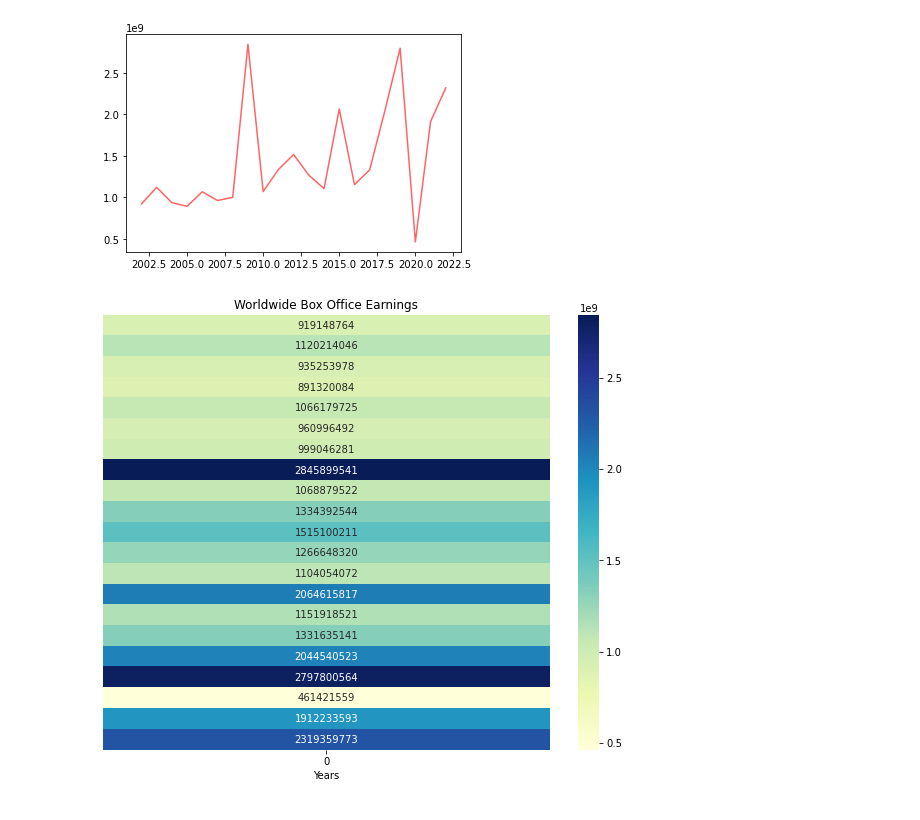
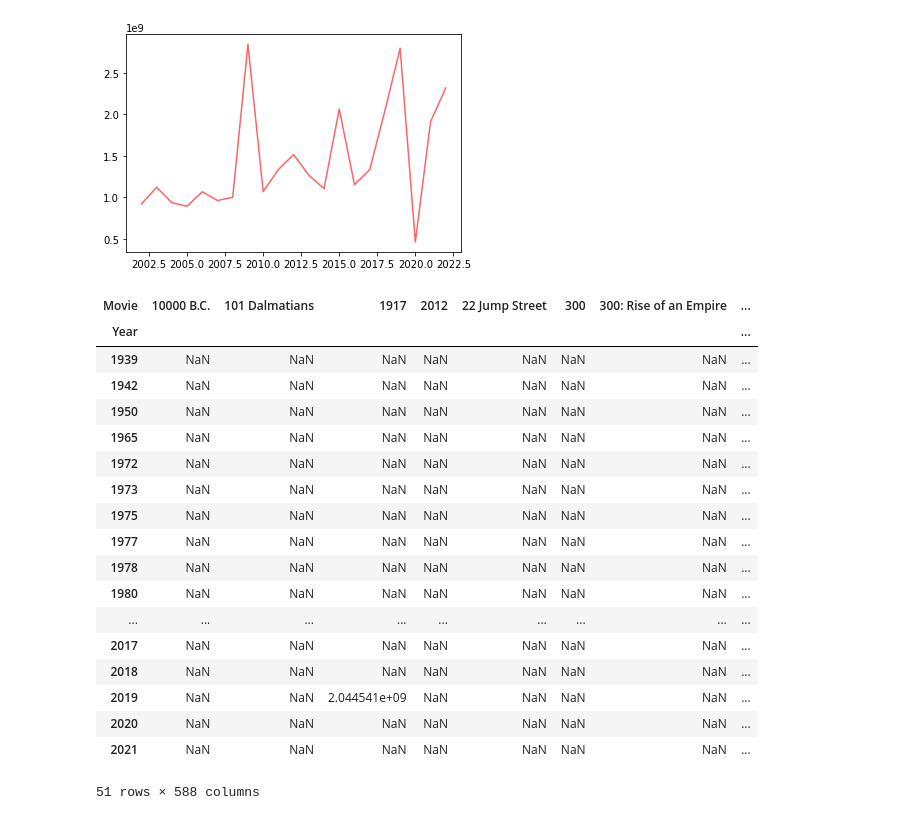
Before and after one commit to DADDYDADO/plrepo, a Jupyter notebook: HW5.ipynb, the cells around one changed output. Saved outputs shown, nothing was run; the diff lists cells and outputs as text; code cells hidden in the pictures.

```diff
--- a/HW5.ipynb
+++ b/HW5.ipynb
@@ -41,24 +41,27 @@ plt.plot(years,WorldwideBox_Office, color= (255/255,100/255,100/255))
 plt.show()
 # %% [output]
 [figure]
-# %%
-import matplotlib.pyplot as plt
-import seaborn as sns
-import numpy as np
-
-# 將資料轉換成二維陣列形式
-data = np.array(WorldwideBox_Office).reshape((len(np.unique(years)), -1))
-
-# 使用seaborn的heatmap函式繪製熱力圖
-plt.figure(figsize=(10, 8))
-sns.heatmap(data, cmap='YlGnBu', annot=True, fmt='.0f', xticklabels=5, yticklabels=False)
-
-# 設定標題和軸標籤
-plt.title('Worldwide Box Office Earnings')
-plt.xlabel('Years')
-plt.ylabel('')
-
-# 顯示熱力圖
-plt.show()
-# %% [output]
-[figure, removed]
+# %%
+#先將要做出的兩筆資料列成表格
+worldwidebox_office_df = box.pivot('Year','Movie','WorldwideBox Office')
+worldwidebox_office_df
+# %% [output]
+| Movie | 10000 B.C. | 101 Dalmatians | 1917 | 2012 | 22 Jump Street | 300 | 300: Rise of an Empire | ... |
+| Year |  |  |  |  |  |  |  | ... |
+| 1939 | NaN | NaN | NaN | NaN | NaN | NaN | NaN | ... |
+| 1942 | NaN | NaN | NaN | NaN | NaN | NaN | NaN | ... |
+| 1950 | NaN | NaN | NaN | NaN | NaN | NaN | NaN | ... |
+| 1965 | NaN | NaN | NaN | NaN | NaN | NaN | NaN | ... |
+| 1972 | NaN | NaN | NaN | NaN | NaN | NaN | NaN | ... |
+| 1973 | NaN | NaN | NaN | NaN | NaN | NaN | NaN | ... |
+| 1975 | NaN | NaN | NaN | NaN | NaN | NaN | NaN | ... |
+| 1977 | NaN | NaN | NaN | NaN | NaN | NaN | NaN | ... |
+| 1978 | NaN | NaN | NaN | NaN | NaN | NaN | NaN | ... |
+| 1980 | NaN | NaN | NaN | NaN | NaN | NaN | NaN | ... |
+| ... | ... | ... | ... | ... | ... | ... | ... | ... |
+| 2017 | NaN | NaN | NaN | NaN | NaN | NaN | NaN | ... |
+| 2018 | NaN | NaN | NaN | NaN | NaN | NaN | NaN | ... |
+| 2019 | NaN | NaN | 2.044541e+09 | NaN | NaN | NaN | NaN | ... |
+| 2020 | NaN | NaN | NaN | NaN | NaN | NaN | NaN | ... |
+| 2021 | NaN | NaN | NaN | NaN | NaN | NaN | NaN | ... |
+51 rows × 588 columns
```
Also changed, not shown: parts of 9 cells of this notebook, 5 other files.
